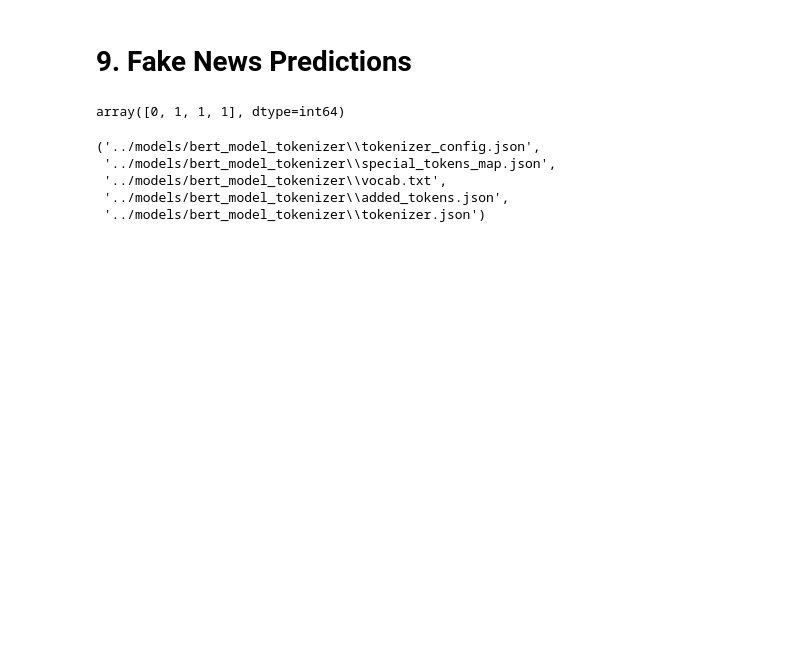
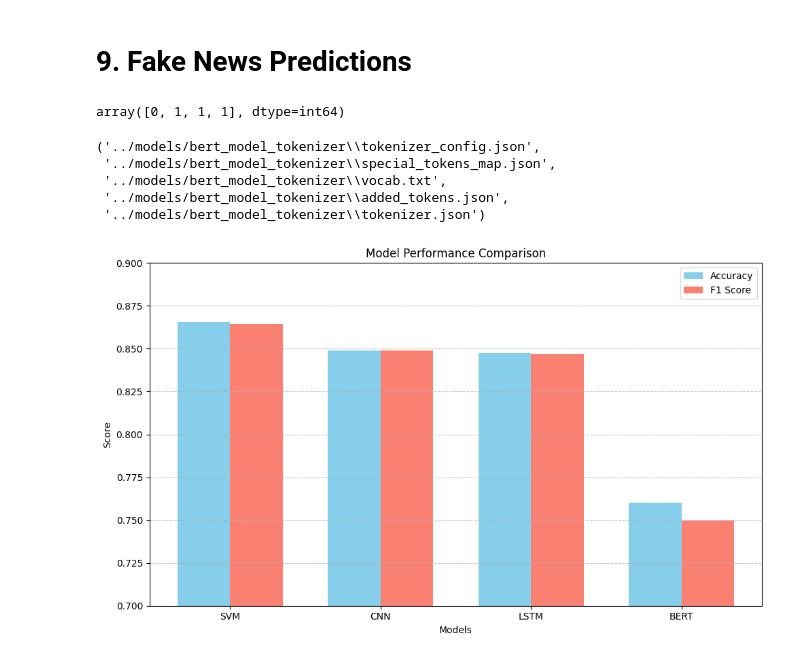
Before and after one commit to NeuroRaptor/Fake-News-Detection, a Jupyter notebook: notebooks/07_BERT Fine-Tuning.ipynb, the cells around one changed output. Saved outputs shown, nothing was run; the diff lists cells and outputs as text; code cells hidden in the pictures; blank space fills up the shorter version.

Commit message:
Update : Model Performance Comparison

```diff
--- a/notebooks/07_BERT Fine-Tuning.ipynb
+++ b/notebooks/07_BERT Fine-Tuning.ipynb
@@ -304,3 +304,31 @@ tokenizer.save_pretrained("../models/bert_model_tokenizer")
  '../models/bert_model_tokenizer\\vocab.txt',
  '../models/bert_model_tokenizer\\added_tokens.json',
  '../models/bert_model_tokenizer\\tokenizer.json')
+# %%
+import matplotlib.pyplot as plt
+
+# Model names and corresponding scores
+models = ['SVM', 'CNN', 'LSTM', 'BERT']
+accuracies = [0.8655, 0.8491, 0.8474, 0.76]
+f1_scores = [0.8644, 0.8490, 0.8470, 0.75]
+
+x = range(len(models))
+width = 0.35  # Width of bars
+
+# Plotting
+plt.figure(figsize=(10, 6))
+plt.bar(x, accuracies, width=width, label='Accuracy', color='skyblue')
+plt.bar([i + width for i in x], f1_scores, width=width, label='F1 Score', color='salmon')
+
+# Labels and title
+plt.xlabel('Models')
+plt.ylabel('Score')
+plt.title('Model Performance Comparison')
+plt.xticks([i + width/2 for i in x], models)
+plt.ylim(0.7, 0.9)
+plt.legend()
+plt.grid(axis='y', linestyle='--', alpha=0.7)
+plt.tight_layout()
+plt.show()
+# %% [output]
+[figure, added]
```
